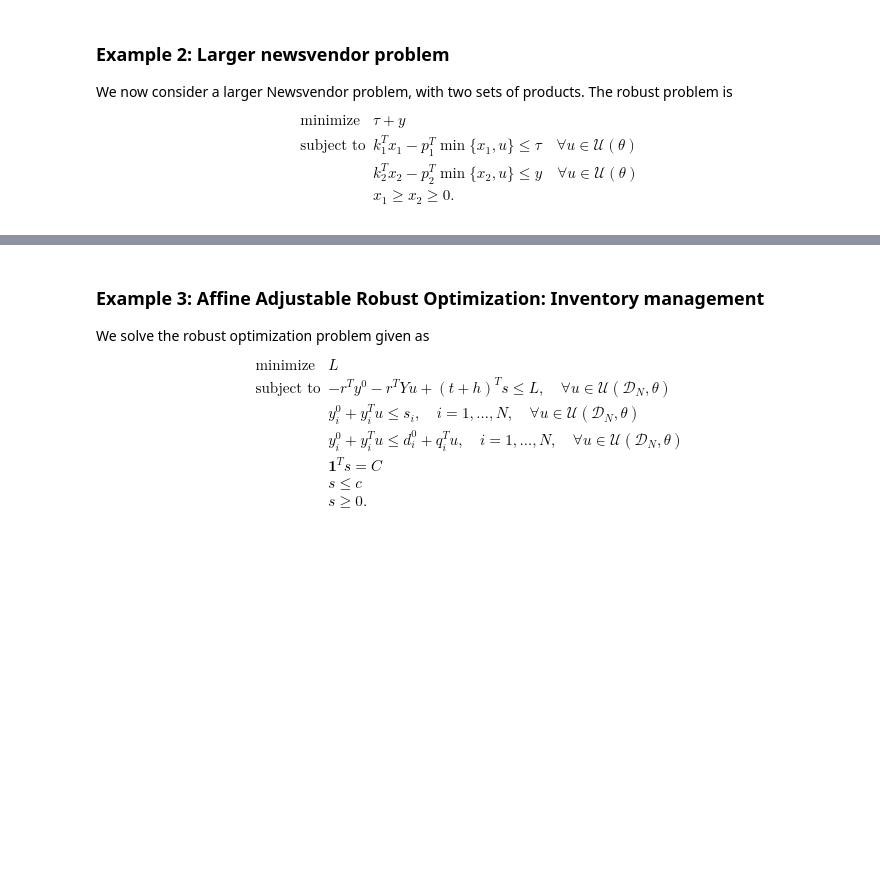
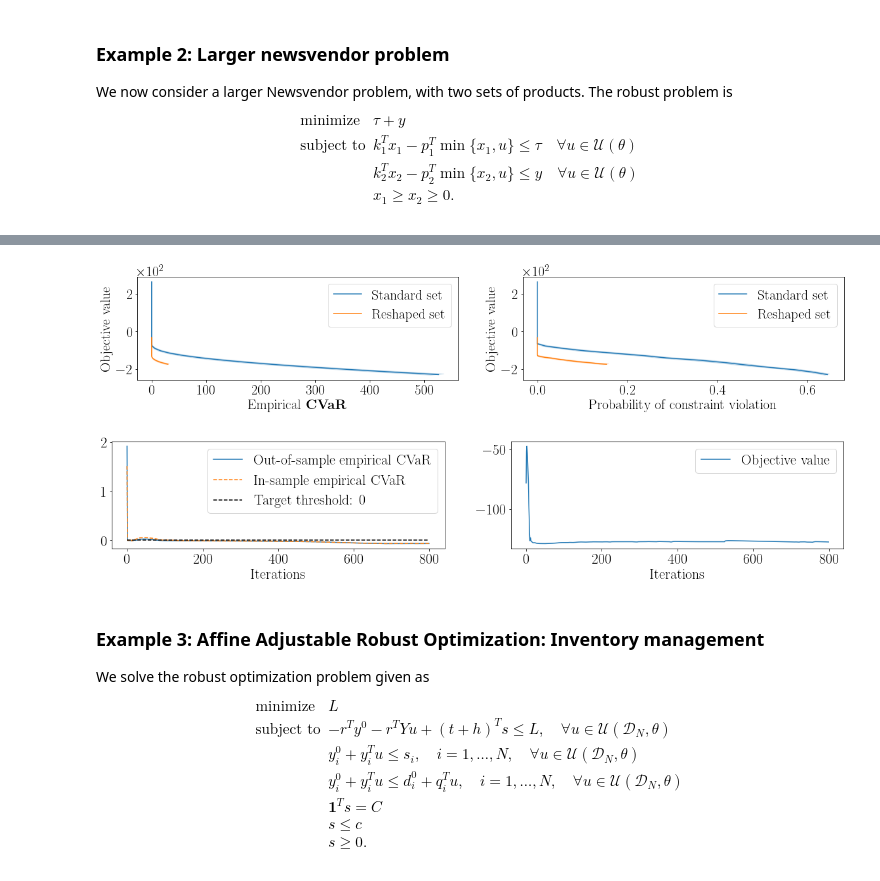
Before and after one commit to stellatogrp/lropt, a Jupyter notebook: docs/examples/experiments/tutorial_learning copy 2.ipynb, the cells around one changed output, grey strips where cells are left out. Cells and saved outputs as stored; diff of their text form; code cells hidden in the pictures; blank space fills up the shorter version.

```diff
--- a/docs/examples/experiments/tutorial_learning copy 2.ipynb
+++ b/docs/examples/experiments/tutorial_learning copy 2.ipynb
@@ -571,3 +514,65 @@ plt.savefig("News_iters_2.pdf",bbox_inches='tight')
+# %%
+plt.rcParams.update({
+    "text.usetex":True,
+
+    "font.size":22,
+    "font.family": "serif"
+})
+steps = 800
+beg1 = 0
+end1 = 100
+beg2 = 0
+end2 = 100
+plt.rcParams.update({
+    "text.usetex":True,
+
+    "font.size":22,
+    "font.family": "serif"
+})
+new_ = np.array(pareto_frontier(dfgrid2['Violations'],dfgrid2['Test_val']))
+orig_ = np.array(pareto_frontier(dfgrid['Violations'],dfgrid['Test_val']))
+orig2= np.array(pareto_frontier(dfgrid['Violation_val'],dfgrid['Test_val']))
+new2 = np.array(pareto_frontier(dfgrid2['Violation_val'],dfgrid2['Test_val']))
+
+fig, (ax1, ax2) = plt.subplots(1, 2, figsize=(20, 3))
+ax1.plot(np.mean(np.vstack(dfgrid['Violation_val']),axis = 1)[beg1:end1], np.mean(np.vstack(dfgrid['Test_val']),axis = 1)[beg1:end1], color="tab:blue", label=r"Standard set")
+ax1.fill(np.append(np.quantile(np.vstack(dfgrid['Violation_val']),0.1,axis = 1)[beg1:end1],np.quantile(np.vstack(dfgrid['Violation_val']),0.9,axis = 1)[beg1:end1][::-1]), np.append(np.quantile(np.vstack(dfgrid['Test_val']),0.1,axis = 1)[beg1:end1],np.quantile(np.vstack(dfgrid['Test_val']),0.90,axis = 1)[beg1:end1][::-1]), color="tab:blue", alpha=0.2)
+
+ax1.plot(np.mean(np.vstack(dfgrid2['Violation_val']),axis = 1)[beg2:end2],np.mean(np.vstack(dfgrid2['Test_val']),axis = 1)[beg2:end2], color = "tab:orange",label=r"Reshaped set")
+ax1.fill(np.append(np.quantile(np.vstack(dfgrid2['Violation_val']),0.1,axis = 1)[beg2:end2],np.quantile(np.vstack(dfgrid2['Violation_val']),0.9,axis = 1)[beg2:end2][::-1]), np.append(np.quantile(np.vstack(dfgrid2['Test_val']),0.1,axis = 1)[beg2:end2],np.quantile(np.vstack(dfgrid2['Test_val']),0.90,axis = 1)[beg2:end2][::-1]), color="tab:orange", alpha=0.2)
+
+ax1.ticklabel_format(style="sci",axis='y',scilimits = (0,0), useMathText=True)
+ax1.set_xlabel("Empirical $\mathbf{CVaR}$")
+ax1.set_ylabel("Objective value")
+ax1.legend()
+
+ax2.plot(np.mean(np.vstack(dfgrid['Violations']),axis = 1)[beg1:end1], np.mean(np.vstack(dfgrid['Test_val']),axis = 1)[beg1:end1], color="tab:blue", label=r"Standard set")
+ax2.fill(np.append(np.quantile(np.vstack(dfgrid['Violations']),0.1,axis = 1)[beg1:end1],np.quantile(np.vstack(dfgrid['Violations']),0.9,axis = 1)[beg1:end1][::-1]), np.append(np.quantile(np.vstack(dfgrid['Test_val']),0.1,axis = 1)[beg1:end1],np.quantile(np.vstack(dfgrid['Test_val']),0.90,axis = 1)[beg1:end1][::-1]), color="tab:blue", alpha=0.2)
+
+ax2.plot(np.mean(np.vstack(dfgrid2['Violations']),axis = 1)[beg2:end2], np.mean(np.vstack(dfgrid2['Test_val']),axis = 1)[beg2:end2], color="tab:orange", label=r"Reshaped set")
+ax2.fill(np.append(np.quantile(np.vstack(dfgrid2['Violations']),0.1,axis = 1)[beg2:end2],np.quantile(np.vstack(dfgrid2['Violations']),0.9,axis = 1)[beg2:end2][::-1]), np.append(np.quantile(np.vstack(dfgrid2['Test_val']),0.1,axis = 1)[beg2:end2],np.quantile(np.vstack(dfgrid2['Test_val']),0.90,axis = 1)[beg2:end2][::-1]), color="tab:orange", alpha=0.2)
+
+ax2.set_xlabel("Probability of constraint violation")
+ax2.set_ylabel("Objective value")
+ax2.ticklabel_format(style="sci",axis='y',scilimits = (0,0), useMathText=True)
+ax2.legend()
+plt.savefig("News_tradeoff_2.pdf",bbox_inches='tight')
+plt.show()
+
+fig, (ax1, ax2) = plt.subplots(1, 2, figsize=(20, 3))
+ax1.plot(df1["Violation_val"][:800], label = "Out-of-sample empirical CVaR")
+ax1.plot(df1["Violation_train"][:800], label = "In-sample empirical CVaR",linestyle = "--",)
+ax1.set_xlabel("Iterations")
+ax1.hlines(xmin = 0, xmax = 800, y = -0.0, color = "black", linestyles = "--",label = "Target threshold: 0")
+ax1.legend()
+
+ax2.plot(df1["Test_val"][:800], label = "Objective value")
+ax2.set_xlabel("Iterations")
+ax2.legend()
+plt.savefig("News_iters_2.pdf",bbox_inches='tight')
+# %% [output]
+[figure, added]
+[figure, added]
 # %% [markdown]
 ### Example 3: Affine Adjustable Robust Optimization: Inventory management
 
```
Also changed, not shown: parts of 3 cells of this notebook, 18 other files.
